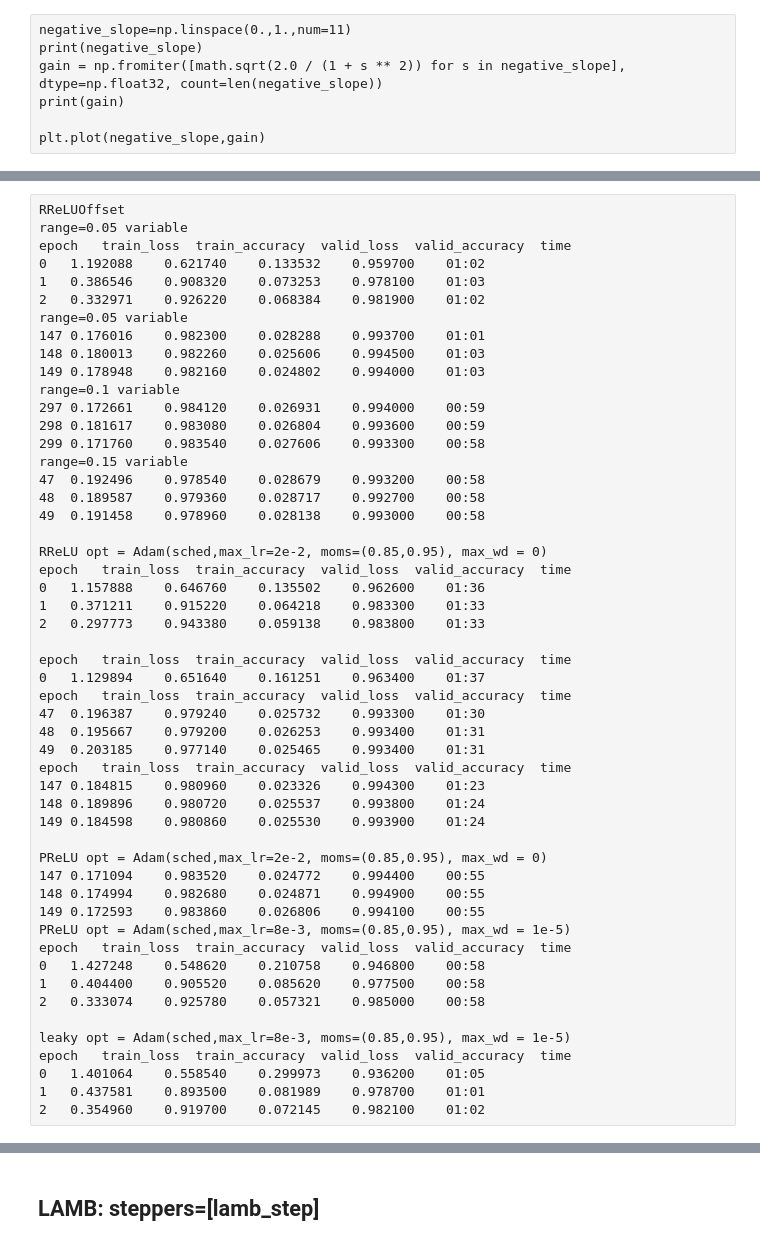
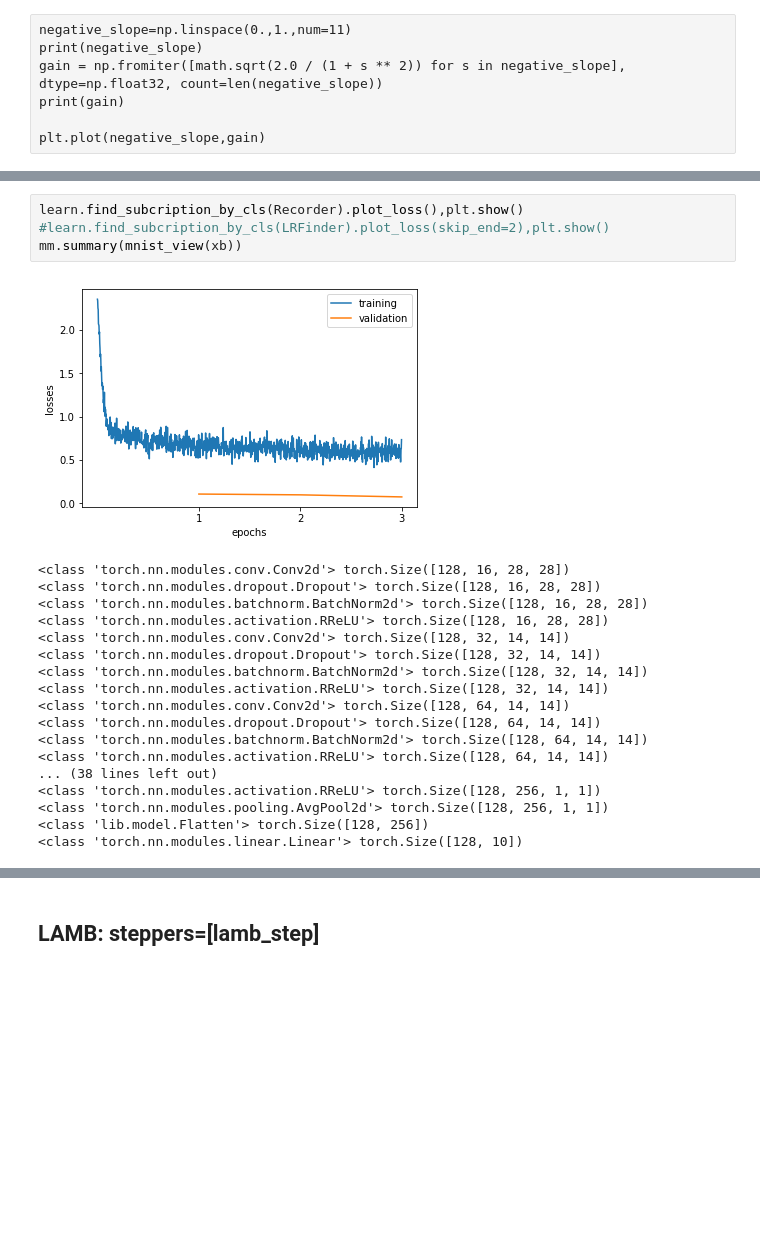
Before and after one commit to kasparlund/core_ai, a Jupyter notebook: source/mnist_optimizers.ipynb, the cells around one changed output, grey strips where cells are left out. Saved outputs shown, nothing was run; the diff lists cells and outputs as text; blank space fills up the shorter version.

```diff
--- a/source/mnist_optimizers.ipynb
+++ b/source/mnist_optimizers.ipynb
@@ -295,52 +265,23 @@ epoch	train_loss	train_accuracy	valid_loss	valid_accuracy	time
-# %% [raw]
-RReLUOffset
-range=0.05 variable
-epoch	train_loss	train_accuracy	valid_loss	valid_accuracy	time
-0	1.192088	0.621740	0.133532	0.959700	01:02
-1	0.386546	0.908320	0.073253	0.978100	01:03
-2	0.332971	0.926220	0.068384	0.981900	01:02
-range=0.05 variable
-147	0.176016	0.982300	0.028288	0.993700	01:01
-148	0.180013	0.982260	0.025606	0.994500	01:03
-149	0.178948	0.982160	0.024802	0.994000	01:03
-range=0.1 variable
-297	0.172661	0.984120	0.026931	0.994000	00:59
-298	0.181617	0.983080	0.026804	0.993600	00:59
-299	0.171760	0.983540	0.027606	0.993300	00:58
-range=0.15 variable
-47	0.192496	0.978540	0.028679	0.993200	00:58
-48	0.189587	0.979360	0.028717	0.992700	00:58
-49	0.191458	0.978960	0.028138	0.993000	00:58
-
-RReLU opt = Adam(sched,max_lr=2e-2, moms=(0.85,0.95), max_wd = 0)
-epoch	train_loss	train_accuracy	valid_loss	valid_accuracy	time
-0	1.157888	0.646760	0.135502	0.962600	01:36
-1	0.371211	0.915220	0.064218	0.983300	01:33
-2	0.297773	0.943380	0.059138	0.983800	01:33
-
-epoch	train_loss	train_accuracy	valid_loss	valid_accuracy	time
-0	1.129894	0.651640	0.161251	0.963400	01:37
-epoch	train_loss	train_accuracy	valid_loss	valid_accuracy	time
-47	0.196387	0.979240	0.025732	0.993300	01:30
-48	0.195667	0.979200	0.026253	0.993400	01:31
-49	0.203185	0.977140	0.025465	0.993400	01:31
-epoch	train_loss	train_accuracy	valid_loss	valid_accuracy	time
-147	0.184815	0.980960	0.023326	0.994300	01:23
-148	0.189896	0.980720	0.025537	0.993800	01:24
-149	0.184598	0.980860	0.025530	0.993900	01:24
-
-PReLU opt = Adam(sched,max_lr=2e-2, moms=(0.85,0.95), max_wd = 0)
-147	0.171094	0.983520	0.024772	0.994400	00:55
-148	0.174994	0.982680	0.024871	0.994900	00:55
-149	0.172593	0.983860	0.026806	0.994100	00:55
-PReLU opt = Adam(sched,max_lr=8e-3, moms=(0.85,0.95), max_wd = 1e-5)
-epoch	train_loss	train_accuracy	valid_loss	valid_accuracy	time
-0	1.427248	0.548620	0.210758	0.946800	00:58
-1	0.404400	0.905520	0.085620	0.977500	00:58
-2	0.333074	0.925780	0.057321	0.985000	00:58
-
-leaky opt = Adam(sched,max_lr=8e-3, moms=(0.85,0.95), max_wd = 1e-5)
-epoch	train_loss	train_accuracy	valid_loss	valid_accuracy	time
-0	1.401064	0.558540	0.299973	0.936200	01:05
-1	0.437581	0.893500	0.081989	0.978700	01:01
-2	0.354960	0.919700	0.072145	0.982100	01:02
+# %%
+learn.find_subcription_by_cls(Recorder).plot_loss(),plt.show()
+#learn.find_subcription_by_cls(LRFinder).plot_loss(skip_end=2),plt.show()
+mm.summary(mnist_view(xb))
+# %% [output]
+[figure, added]
+<class 'torch.nn.modules.conv.Conv2d'> torch.Size([128, 16, 28, 28])
+<class 'torch.nn.modules.dropout.Dropout'> torch.Size([128, 16, 28, 28])
+<class 'torch.nn.modules.batchnorm.BatchNorm2d'> torch.Size([128, 16, 28, 28])
+<class 'torch.nn.modules.activation.RReLU'> torch.Size([128, 16, 28, 28])
+<class 'torch.nn.modules.conv.Conv2d'> torch.Size([128, 32, 14, 14])
+<class 'torch.nn.modules.dropout.Dropout'> torch.Size([128, 32, 14, 14])
+<class 'torch.nn.modules.batchnorm.BatchNorm2d'> torch.Size([128, 32, 14, 14])
+<class 'torch.nn.modules.activation.RReLU'> torch.Size([128, 32, 14, 14])
+<class 'torch.nn.modules.conv.Conv2d'> torch.Size([128, 64, 14, 14])
+<class 'torch.nn.modules.dropout.Dropout'> torch.Size([128, 64, 14, 14])
+<class 'torch.nn.modules.batchnorm.BatchNorm2d'> torch.Size([128, 64, 14, 14])
+<class 'torch.nn.modules.activation.RReLU'> torch.Size([128, 64, 14, 14])
+... (38 lines left out)
+<class 'torch.nn.modules.activation.RReLU'> torch.Size([128, 256, 1, 1])
+<class 'torch.nn.modules.pooling.AvgPool2d'> torch.Size([128, 256, 1, 1])
+<class 'lib.model.Flatten'> torch.Size([128, 256])
+<class 'torch.nn.modules.linear.Linear'> torch.Size([128, 10])
```
Also changed, not shown: parts of 9 cells of this notebook, 3 other files.
